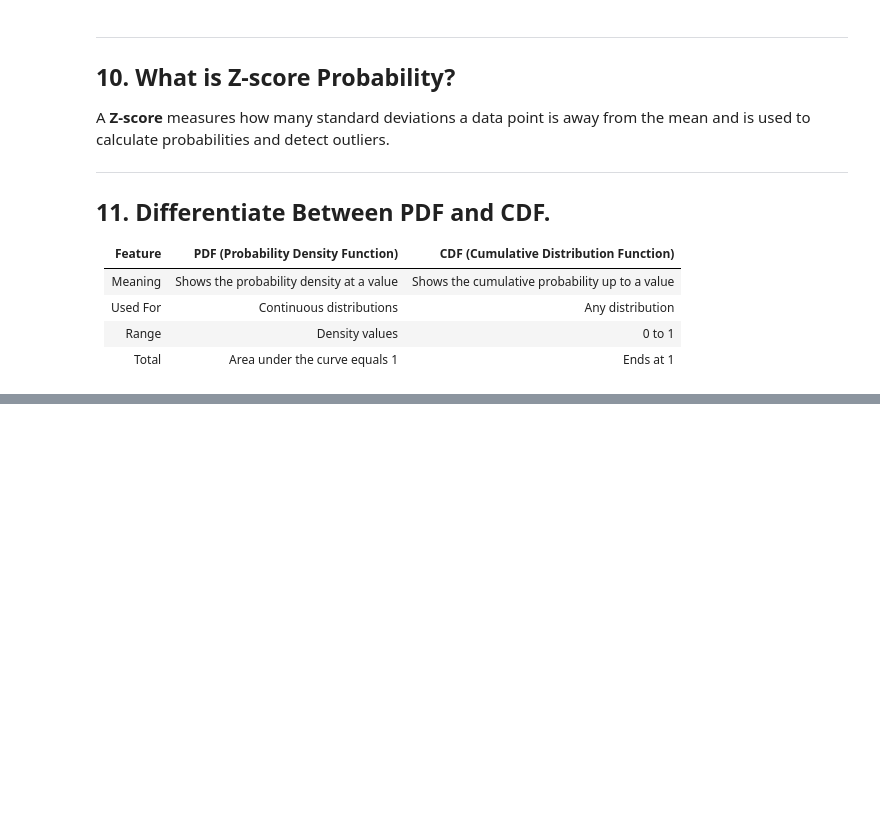
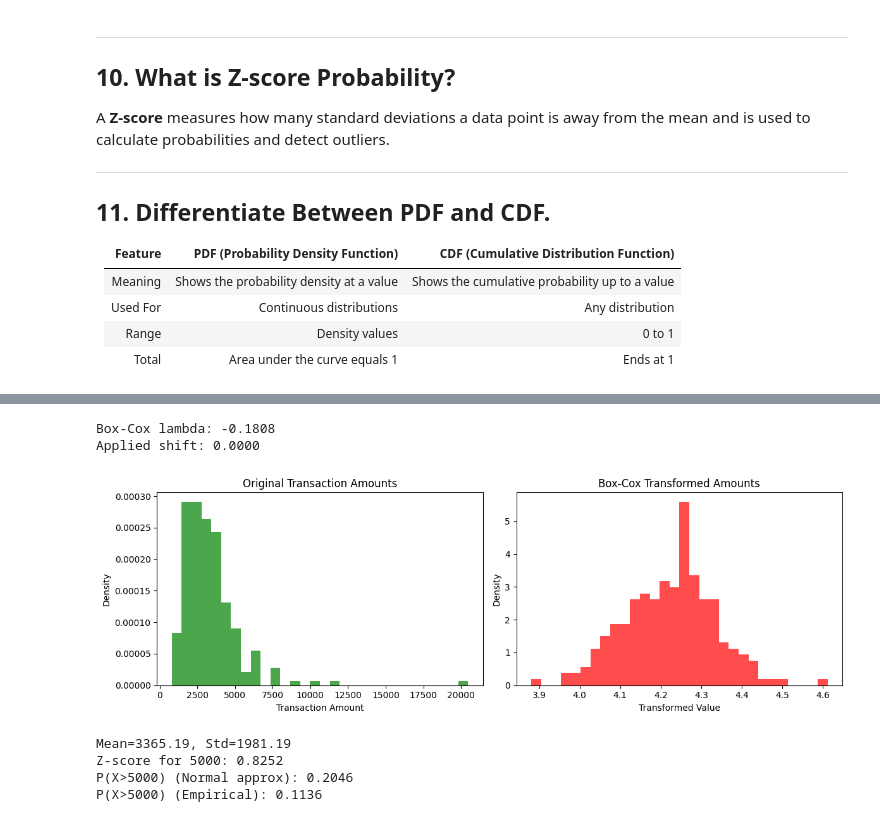
Before and after one commit to ah1331/rw, a Jupyter notebook: MAS/pr3/pr3.ipynb, the cells around one changed output, grey strips where cells are left out. Saved outputs shown, nothing was run; the diff lists cells and outputs as text; code cells hidden in the pictures; blank space fills up the shorter version.

```diff
--- a/MAS/pr3/pr3.ipynb
+++ b/MAS/pr3/pr3.ipynb
@@ -79,6 +79,6 @@ A **Z-score** measures how many standard deviations a data point is away from th
 # %%
 
 import pandas as pd
-df=pd.read_excel(r"C:\Users\ansh\OneDrive\Desktop\Ansh\rw\rw\MAS\pr3\spread_locator_dataset.xlsx")
-df.head()
+data=pd.read_excel(r"C:\Users\ansh\OneDrive\Desktop\Ansh\rw\rw\MAS\pr3\spread_locator_dataset.xlsx")
+data.head()
 # %% [output]
@@ -182,31 +197,35 @@ plt.show()
 # %%
  # Apply Box-Cox transform to the transaction amounts
 bc_data = model_data.dropna().astype(float)
 
 shift = 0
 if (bc_data <= 0).any():
     shift = abs(bc_data.min()) + 1
     bc_data = bc_data + shift
 
 boxcox_transformed, boxcox_lambda = stats.boxcox(bc_data)
 
 print(f"Box-Cox lambda: {boxcox_lambda:.4f}")
 print(f"Applied shift: {shift:.4f}")
 
 fig, axes = plt.subplots(1, 2, figsize=(12, 4))
 
-axes[0].hist(model_data.dropna(), bins=30, density=True, alpha=0.7)
+axes[0].hist(model_data.dropna(), bins=30, density=True, alpha=0.7,color="green")
 axes[0].set_title("Original Transaction Amounts")
 axes[0].set_xlabel("Transaction Amount")
 axes[0].set_ylabel("Density")
 
-axes[1].hist(boxcox_transformed, bins=30, density=True, alpha=0.7, color="orange")
+axes[1].hist(boxcox_transformed, bins=30, density=True, alpha=0.7, color="red")
 axes[1].set_title("Box-Cox Transformed Amounts")
 axes[1].set_xlabel("Transformed Value")
 axes[1].set_ylabel("Density")
 
 plt.tight_layout()
 plt.show()
+# %% [output]
+Box-Cox lambda: -0.1808
+Applied shift: 0.0000
+[figure, added]
 # %%
 # Z-scores and probability of transactions exceeding ₹5000
 
@@ -222,6 +241,11 @@ print(f"Mean={mu:.2f}, Std={sigma:.2f}")
 print(f"Z-score for 5000: {z_5000:.4f}")
 print(f"P(X>5000) (Normal approx): {prob_gt_5000_norm:.4f}")
 print(f"P(X>5000) (Empirical): {prob_gt_5000_empirical:.4f}")
+# %% [output]
+Mean=3365.19, Std=1981.19
+Z-score for 5000: 0.8252
+P(X>5000) (Normal approx): 0.2046
+P(X>5000) (Empirical): 0.1136
 # %%
 # PDF and CDF for transaction amounts using the fitted Log-Normal model
 
```
Also changed, not shown: parts of 6 cells of this notebook, 1 other file.
